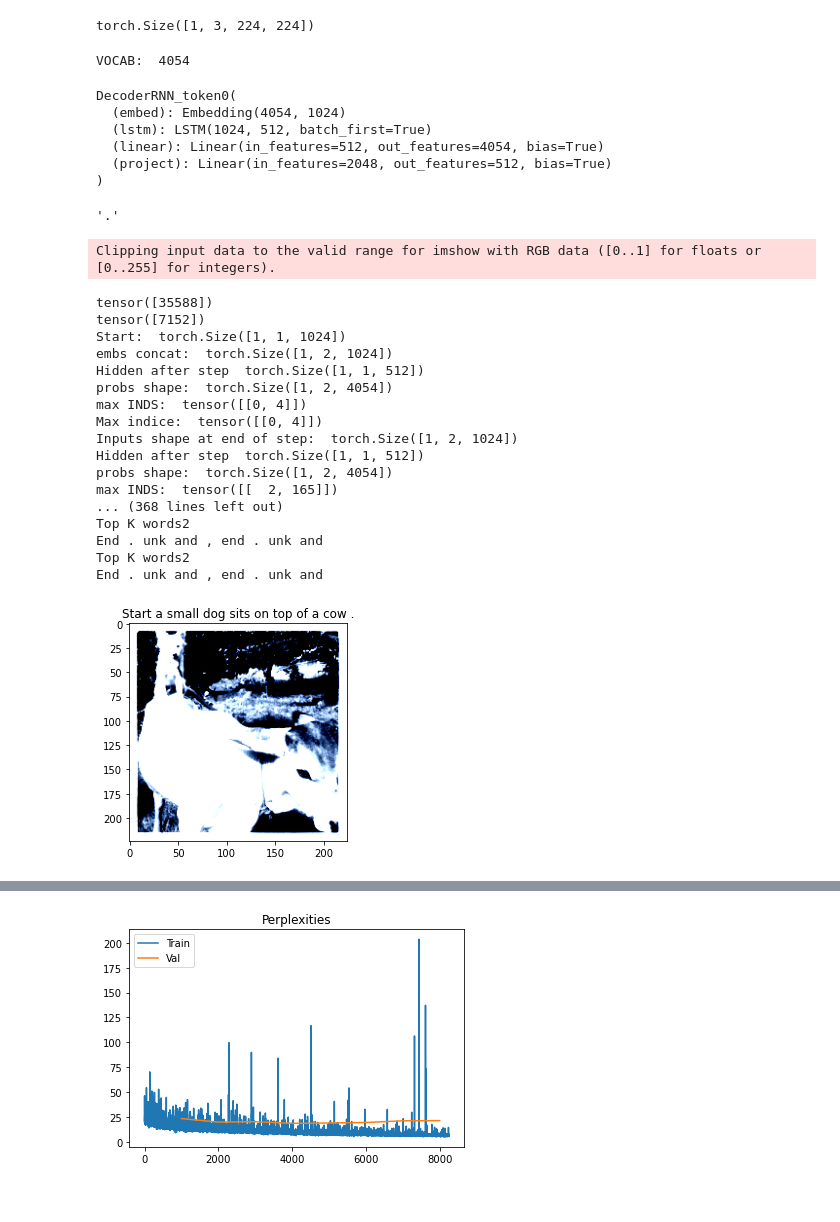
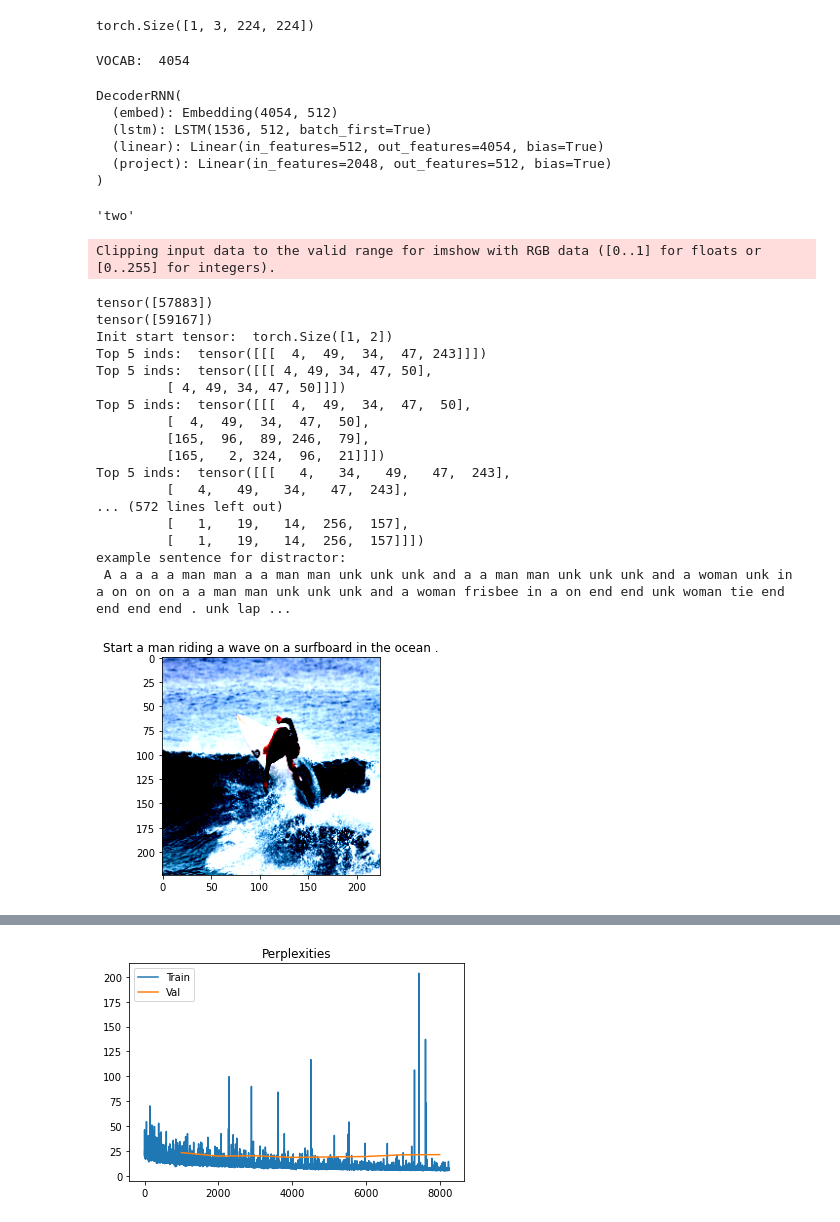
Before and after one commit to polina-tsvilodub/mSc-thesis, a Jupyter notebook: code/src/notebooks/functional_learning_exploration.ipynb, the cells around one changed output, grey strips where cells are left out. Cells and saved outputs as stored; diff of their text form; code cells hidden in the pictures.

Commit message:
pass imgs as (2, ft), train on all caps per image

```diff
--- a/code/src/notebooks/functional_learning_exploration.ipynb
+++ b/code/src/notebooks/functional_learning_exploration.ipynb
@@ -2069,9 +2068,9 @@ torch.Size([1, 3, 224, 224])
 # %%
 
 # encoder_file = 'speaker-encoder-jointImgs-preprend-vocab6000-1.pkl'
-decoder_file = 'CCE-decoder-noEnc-prepend-1024dim-4000vocab-rs1234-cont-3.pkl' # 'decoder-noEnc-prepend-1024dim-4000vocab-rs1234-1.pkl'
+decoder_file = 'CCE-decoder-noEnc-prepend-1024dim-4000vocab-rs1234-cont-6.pkl' # 'decoder-noEnc-prepend-1024dim-4000vocab-rs1234-1.pkl'
 
-embed_size = 1024
+embed_size = 512
 visual_embed_size = 512
 hidden_size = 512
 
@@ -2081,7 +2080,7 @@ print("VOCAB: ", vocab_size)
 # Initialize the encoder and decoder, and set each to inference mode.
 # encoder = EncoderMLP(2*2048, 2*visual_embed_size)
 # encoder.eval()
-decoder = DecoderRNN_token0(embed_size, hidden_size, vocab_size, visual_embed_size)
+decoder = DecoderRNN(embed_size, hidden_size, vocab_size, visual_embed_size)
 decoder.eval()
 
 # Load the trained weights.
@@ -2094,9 +2093,9 @@ device = torch.device("cuda" if torch.cuda.is_available() else "cpu")
 decoder.to(device)
 # %% [output]
 VOCAB:  4054
-DecoderRNN_token0(
-  (embed): Embedding(4054, 1024)
-  (lstm): LSTM(1024, 512, batch_first=True)
+DecoderRNN(
+  (embed): Embedding(4054, 512)
+  (lstm): LSTM(1536, 512, batch_first=True)
   (linear): Linear(in_features=512, out_features=4054, bias=True)
   (project): Linear(in_features=2048, out_features=512, bias=True)
 )
@@ -2104,11 +2103,11 @@ DecoderRNN_token0(
 # test_dists = torch.tensor([0, 1]).long()
 # test_target = torch.tensor([2, 3]).long()
 # torch.equal(embedded_imgs[0, :], embedded_imgs[1, :])
-data_loader_test.dataset.vocab.idx2word[19]
+data_loader_test.dataset.vocab.idx2word[49]
 # print(saved_target_features)
 # saved_dist_features
 # %% [output]
-'.'
+'two'
 # %%
 plt.imshow(orig_image[0].squeeze(0).permute(1,2,0))
 plt.title(clean_sentence(cap))
@@ -2116,8 +2115,8 @@ plt.title(clean_sentence(cap))
 orig_image = orig_image.to(device)
 print(test_targets)
 print(test_dists)
-both_images = [saved_target_features, saved_dist_features] #torch.cat((saved_target_features, saved_dist_features), dim=-1)
-
+# both_images = [saved_target_features, saved_dist_features] #torch.cat((saved_target_features, saved_dist_features), dim=-1)
+both_images = torch.cat((saved_target_features.unsqueeze(1), saved_dist_features.unsqueeze(1)), dim=1)
 # ad START token
 # start_emb = decoder.embed(torch.tensor([0]).unsqueeze(0).long())
 # print("Start: ", start_emb.shape)
@@ -2132,60 +2131,60 @@ both_images = [saved_target_features, saved_dist_features] #torch.cat((saved_tar
 # print("ImGAE", image.shape)
 # Obtain the embedded image features.
 # features_d = torch.index_select(embedded_imgs, 0, test_dists)
 # print(torch.equal(features_t, features_d))
 # features_d_emb, _ = encoder(dist_image)
 
 
 # out = decoder(both_images, cap)
 # print(out)
 # Pass the embedded image features through the model to get a predicted caption.
 # print(torch.cat((features_t, features_d), dim=-1).shape)
-output, log_p, raw, topk = decoder.sample(both_images, 27) # features_emb.unsqueeze(1)
+output, log_p, raw, topk = decoder.sample(both_images, 13) # features_emb.unsqueeze(1)
 # out, hidden_state = decoder(both_images, cap, decoder.init_hidden(1))
 # print("Output", out)
 sentence_t = clean_sentence(output)
 print('example sentence for target:\n', sentence_t)
-for k in topk:
-    print("Top K words")
-    print(clean_sentence(k.squeeze(0)))
+# for k in topk:
+#     print("Top K words")
+#     print(clean_sentence(k.squeeze(0)))
 
-both_images_d = [saved_dist_features, saved_target_features] #torch.cat((saved_dist_features, saved_target_features), dim=-1)
+both_images_d = torch.cat((saved_dist_features.unsqueeze(1), saved_target_features.unsqueeze(1)), dim=1) #[saved_dist_features, saved_target_features] #torch.cat((saved_dist_features, saved_target_features), dim=-1)
 # print("concat: ", torch.equal(both_images, both_images_d))
 # both_features_d = encoder(both_images_d)
 # out_d = decoder(both_images_d, cap)
 # print(out_d)
 # torch.equal(out, out_d)
 # print("Features: ", torch.equal(both_features, both_features_d))
 # # Pass the embedded image features through the model to get a predicted caption.
-output2, log_p2, raw2, topk2 = decoder.sample(both_images_d, 27) #both_features_d.unsqueeze(1)
+output2, log_p2, raw2, topk2 = decoder.sample(both_images_d, 13) #both_features_d.unsqueeze(1)
 # out2, hidden_state2 = decoder(both_images_d, cap, decoder.init_hidden(1))
 # print("Output 2: ", out2)
 # print("raw", set(output) & set(output2))
 sentence_d = clean_sentence(output2)
 print('example sentence for distractor:\n', sentence_d)
-for k in topk2:
-    print("Top K words2")
-    print(clean_sentence(k.squeeze(0)))
+# for k in topk2:
+#     print("Top K words2")
+#     print(clean_sentence(k.squeeze(0)))
 # %% [output]
 Clipping input data to the valid range for imshow with RGB data ([0..1] for floats or [0..255] for integers).
-tensor([35588])
-tensor([7152])
-Start:  torch.Size([1, 1, 1024])
-embs concat:  torch.Size([1, 2, 1024])
-Hidden after step  torch.Size([1, 1, 512])
-probs shape:  torch.Size([1, 2, 4054])
-max INDS:  tensor([[0, 4]])
-Max indice:  tensor([[0, 4]])
-Inputs shape at end of step:  torch.Size([1, 2, 1024])
-Hidden after step  torch.Size([1, 1, 512])
-probs shape:  torch.Size([1, 2, 4054])
-max INDS:  tensor([[  2, 165]])
-... (368 lines left out)
-Top K words2
-End . unk and , end . unk and
-Top K words2
-End . unk and , end . unk and
+tensor([57883])
+tensor([59167])
+Init start tensor:  torch.Size([1, 2])
+Top 5 inds:  tensor([[[  4,  49,  34,  47, 243]]])
+Top 5 inds:  tensor([[[ 4, 49, 34, 47, 50],
+         [ 4, 49, 34, 47, 50]]])
+Top 5 inds:  tensor([[[  4,  49,  34,  47,  50],
+         [  4,  49,  34,  47,  50],
+         [165,  96,  89, 246,  79],
+         [165,   2, 324,  96,  21]]])
+Top 5 inds:  tensor([[[   4,   34,   49,   47,  243],
+         [   4,   49,   34,   47,  243],
+... (572 lines left out)
+         [   1,   19,   14,  256,  157],
+         [   1,   19,   14,  256,  157]]])
+example sentence for distractor:
+ A a a a a man man a a man man unk unk unk and a a man man unk unk unk and a woman unk in a on on on a a man man unk unk unk and a woman frisbee in a on end end unk woman tie end end end end . unk lap ...
-[figure, old version]
+[figure, new version]
 # %%
 # plot the train and val losses and perplexities
 # train_losses_1 = pd.read_csv('../../../data/pretraining_losses_epoch_1.csv')
```
Also changed, not shown: parts of 28 cells of this notebook, 6 other files.
